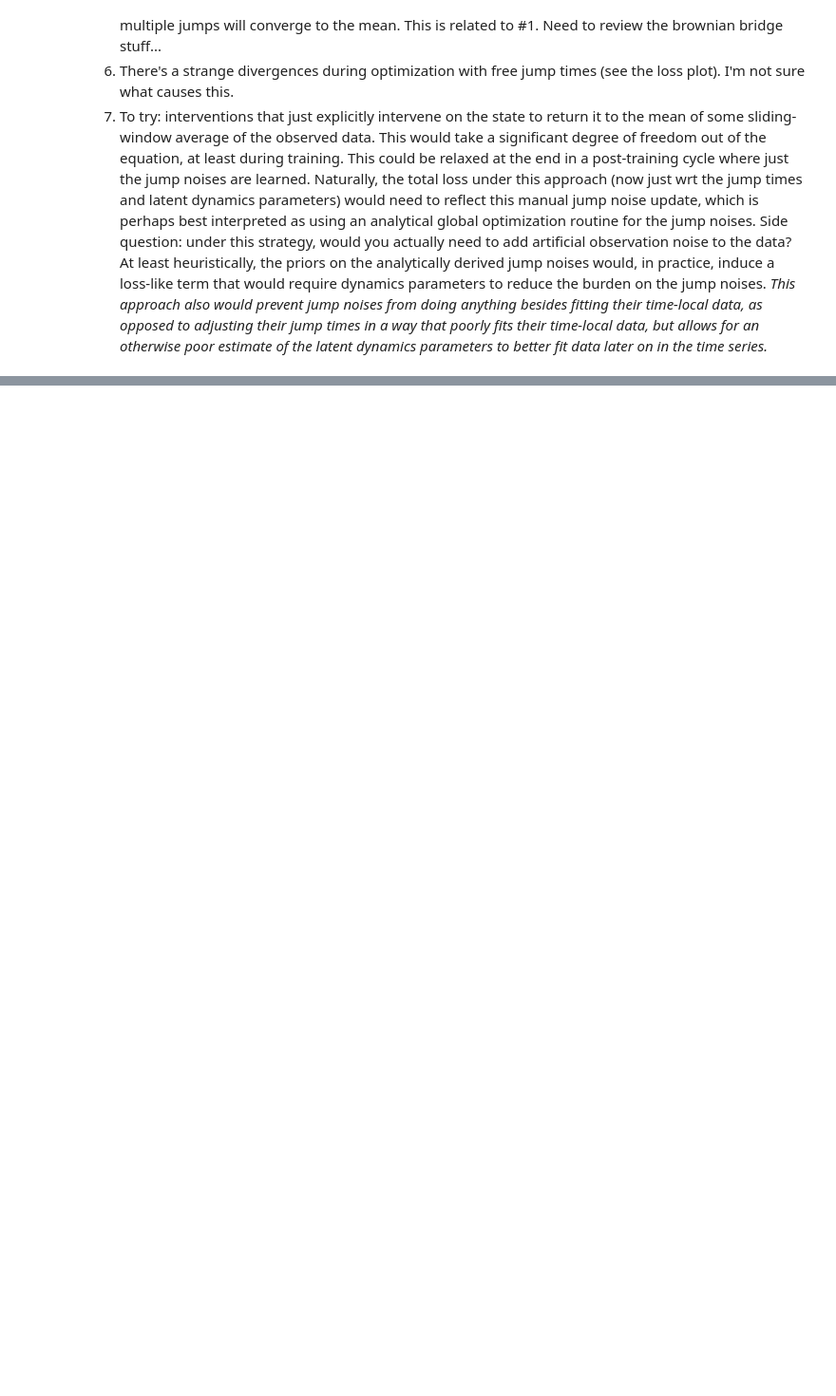
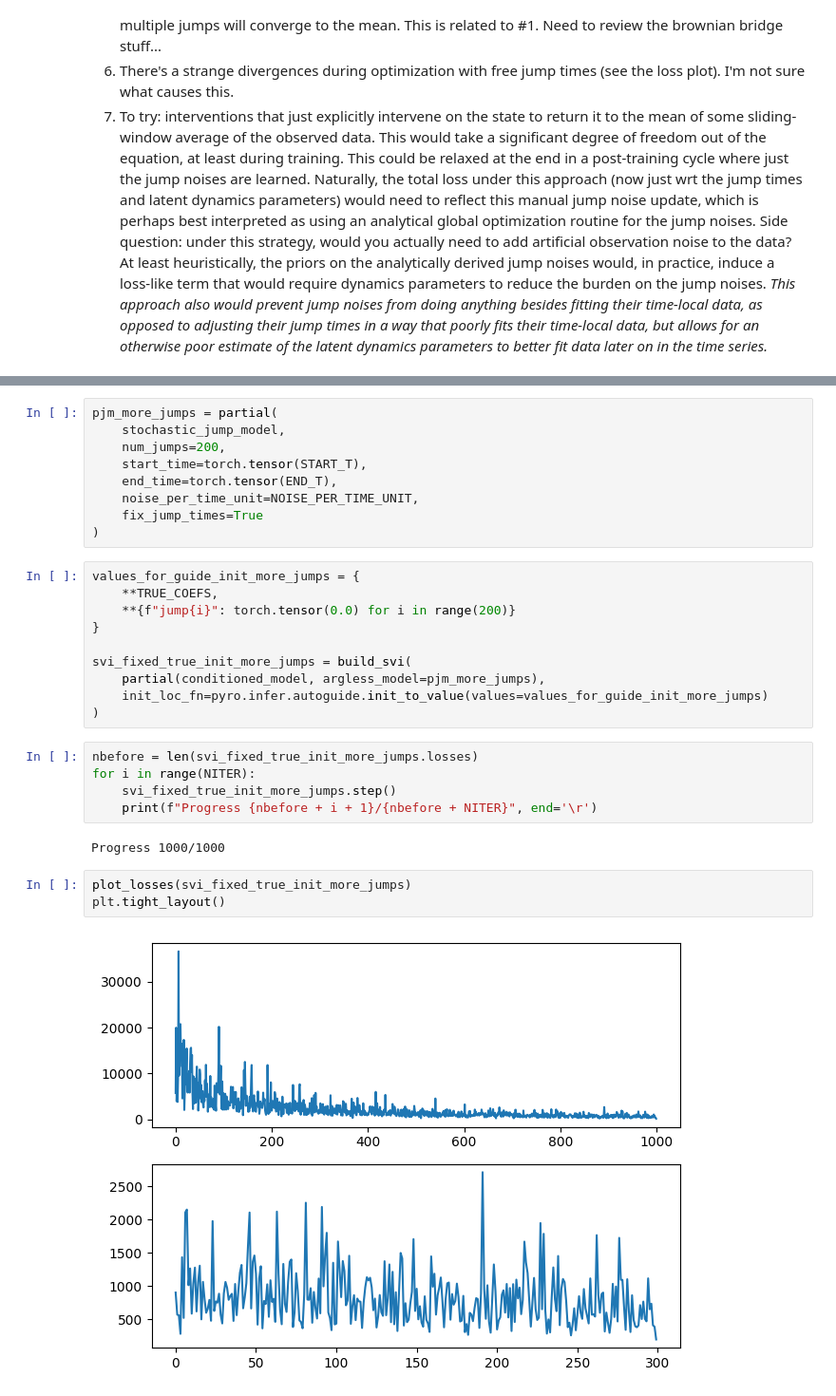
Before and after one commit to BasisResearch/chirho_diffeqpy, a Jupyter notebook: scratch/stochastic_jump_ode.ipynb, the cells around one changed output, grey strips where cells are left out. Shown at 95% size. Drawn from its saved outputs; the diff is of its cells as text; blank space fills up the shorter version.

```diff
--- a/scratch/stochastic_jump_ode.ipynb
+++ b/scratch/stochastic_jump_ode.ipynb
@@ -326,0 +327,31 @@ This is marginally better, but not great. See #7 above for what I think is the m
+# %%
+pjm_more_jumps = partial(
+    stochastic_jump_model,
+    num_jumps=200,
+    start_time=torch.tensor(START_T),
+    end_time=torch.tensor(END_T),
+    noise_per_time_unit=NOISE_PER_TIME_UNIT,
+    fix_jump_times=True
+)
+# %%
+values_for_guide_init_more_jumps = {
+    **TRUE_COEFS,
+    **{f"jump{i}": torch.tensor(0.0) for i in range(200)}
+}
+
+svi_fixed_true_init_more_jumps = build_svi(
+    partial(conditioned_model, argless_model=pjm_more_jumps),
+    init_loc_fn=pyro.infer.autoguide.init_to_value(values=values_for_guide_init_more_jumps)
+)
+# %%
+nbefore = len(svi_fixed_true_init_more_jumps.losses)
+for i in range(NITER):
+    svi_fixed_true_init_more_jumps.step()
+    print(f"Progress {nbefore + i + 1}/{nbefore + NITER}", end='\r')
+# %% [output]
+Progress 1000/1000
+# %%
+plot_losses(svi_fixed_true_init_more_jumps)
+plt.tight_layout()
+# %% [output]
+[figure, added]
```
Also changed, not shown: parts of 9 cells of this notebook.
